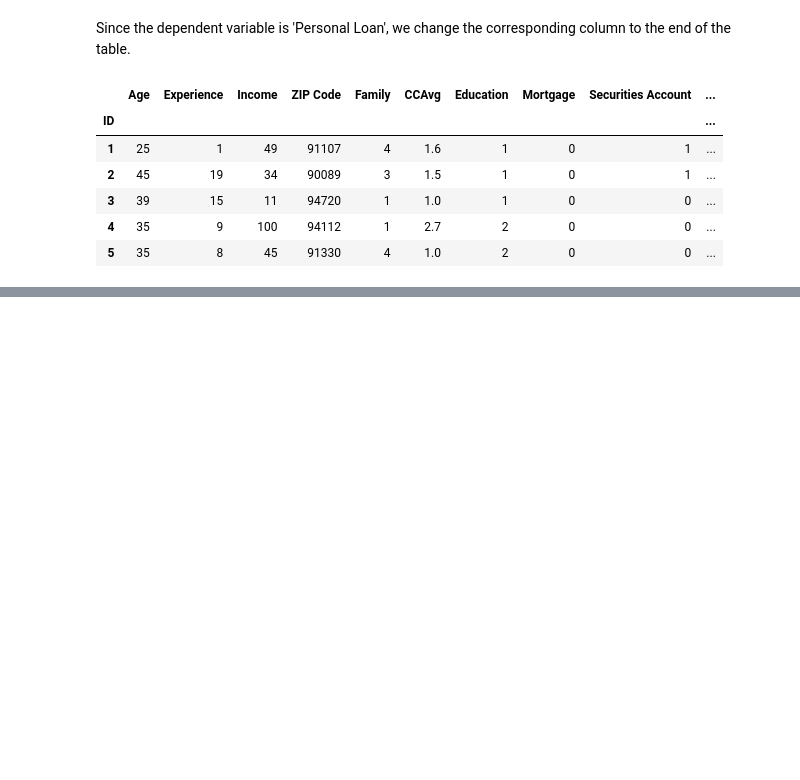
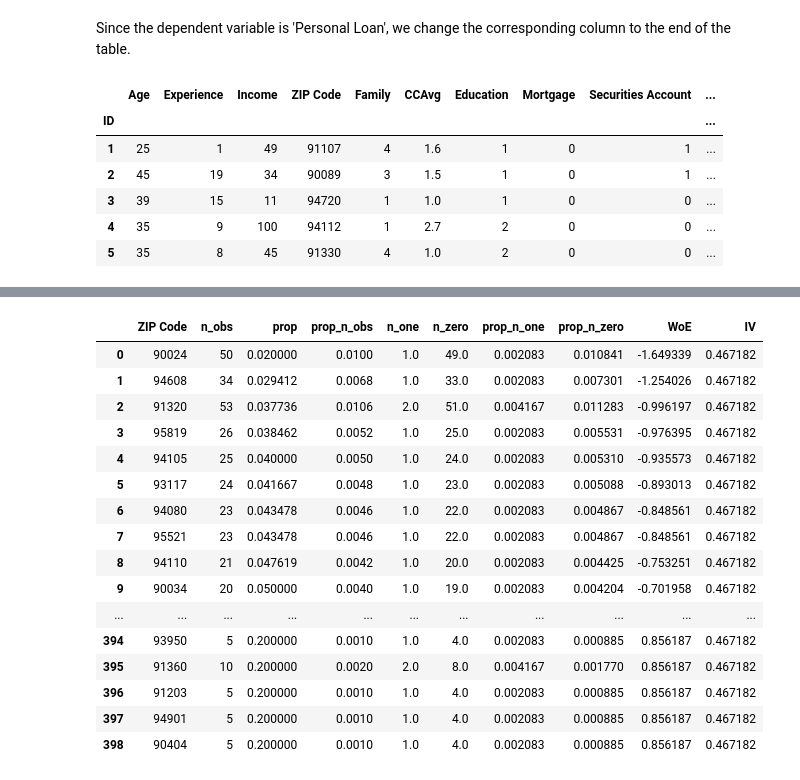
Before and after one commit to MostafaGorgani/Classification-models-for-personal-loan-customers, a Jupyter notebook: Bank personal loan modelling-April2023.ipynb, the cells around one changed output, grey strips where cells are left out. Cells and saved outputs as stored; diff of their text form; code cells hidden in the pictures; blank space fills up the shorter version.

```diff
--- a/Bank personal loan modelling-April2023.ipynb
+++ b/Bank personal loan modelling-April2023.ipynb
@@ -48,0 +98,41 @@ data.head()
+# %%
+#Calculate the ratio of the number of observations to the total number of observations
+dftemp['prop_n_obs']=dftemp['n_obs']/dftemp['n_obs'].sum()
+#Calculation of the number of loans granted (y=1) and not granted (y=0)
+dftemp['n_one']=dftemp['prop']*dftemp['n_obs']
+dftemp['n_zero']=(1-dftemp['prop'])*dftemp['n_obs']
+#Calculation of granted and ungranted loans of each class to total borrowers or total ungranted loans of that class
+dftemp['prop_n_one']=dftemp['n_one']/dftemp['n_one'].sum()
+dftemp['prop_n_zero']=dftemp['n_zero']/dftemp['n_zero'].sum()
+#Calculating Weight of Evidence (WoE)
+for index, row in dftemp.iterrows():
+    if dftemp.loc[index,'prop_n_one']!=0:
+        dftemp.loc[index,'WoE']=np.log(dftemp.loc[index,'prop_n_one']/dftemp.loc[index,'prop_n_zero'])
+    else:
+        dftemp.loc[index,'WoE']=0
+#Sort WoE and reset the index
+dftemp=dftemp.sort_values (by='WoE')
+dftemp=dftemp.reset_index (drop=True)
+#calculating Information Value (IV)
+dftemp['IV']=(dftemp['prop_n_one']-dftemp['prop_n_zero'])*dftemp['WoE']
+dftemp['IV']=dftemp['IV'].sum()
+pd.options.display.max_rows=None
+dftemp
+# %% [output]
+|  | ZIP Code | n_obs | prop | prop_n_obs | n_one | n_zero | prop_n_one | prop_n_zero | WoE | IV |
+| 0 | 90024 | 50 | 0.020000 | 0.0100 | 1.0 | 49.0 | 0.002083 | 0.010841 | -1.649339 | 0.467182 |
+| 1 | 94608 | 34 | 0.029412 | 0.0068 | 1.0 | 33.0 | 0.002083 | 0.007301 | -1.254026 | 0.467182 |
+| 2 | 91320 | 53 | 0.037736 | 0.0106 | 2.0 | 51.0 | 0.004167 | 0.011283 | -0.996197 | 0.467182 |
+| 3 | 95819 | 26 | 0.038462 | 0.0052 | 1.0 | 25.0 | 0.002083 | 0.005531 | -0.976395 | 0.467182 |
+| 4 | 94105 | 25 | 0.040000 | 0.0050 | 1.0 | 24.0 | 0.002083 | 0.005310 | -0.935573 | 0.467182 |
+| 5 | 93117 | 24 | 0.041667 | 0.0048 | 1.0 | 23.0 | 0.002083 | 0.005088 | -0.893013 | 0.467182 |
+| 6 | 94080 | 23 | 0.043478 | 0.0046 | 1.0 | 22.0 | 0.002083 | 0.004867 | -0.848561 | 0.467182 |
+| 7 | 95521 | 23 | 0.043478 | 0.0046 | 1.0 | 22.0 | 0.002083 | 0.004867 | -0.848561 | 0.467182 |
+| 8 | 94110 | 21 | 0.047619 | 0.0042 | 1.0 | 20.0 | 0.002083 | 0.004425 | -0.753251 | 0.467182 |
+| 9 | 90034 | 20 | 0.050000 | 0.0040 | 1.0 | 19.0 | 0.002083 | 0.004204 | -0.701958 | 0.467182 |
+| ... | ... | ... | ... | ... | ... | ... | ... | ... | ... | ... |
+| 394 | 93950 | 5 | 0.200000 | 0.0010 | 1.0 | 4.0 | 0.002083 | 0.000885 | 0.856187 | 0.467182 |
+| 395 | 91360 | 10 | 0.200000 | 0.0020 | 2.0 | 8.0 | 0.004167 | 0.001770 | 0.856187 | 0.467182 |
+| 396 | 91203 | 5 | 0.200000 | 0.0010 | 1.0 | 4.0 | 0.002083 | 0.000885 | 0.856187 | 0.467182 |
+| 397 | 94901 | 5 | 0.200000 | 0.0010 | 1.0 | 4.0 | 0.002083 | 0.000885 | 0.856187 | 0.467182 |
+| 398 | 90404 | 5 | 0.200000 | 0.0010 | 1.0 | 4.0 | 0.002083 | 0.000885 | 0.856187 | 0.467182 |
```
Also changed, not shown: parts of 15 cells of this notebook.
